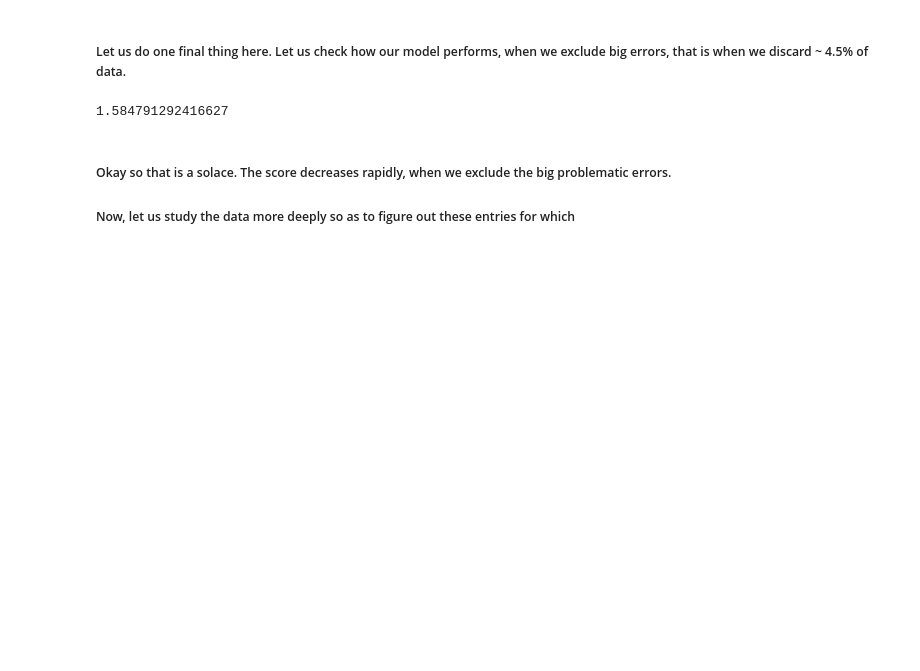
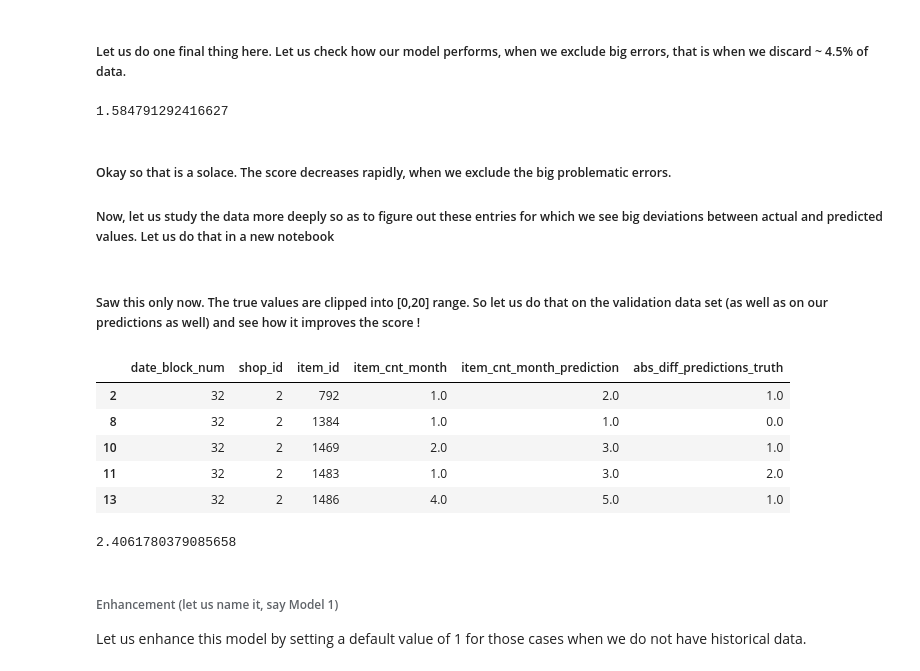
Before and after one commit to babinu-uthup-4JESUS-zz/Kaggle-Predict-Future-Sales, a Jupyter notebook: data_analysis_and_models/data_analysis_and_models.ipynb, the cells around one changed output. Cells and saved outputs as stored; diff of their text form; code cells hidden in the pictures; blank space fills up the shorter version.

```diff
--- a/data_analysis_and_models/data_analysis_and_models.ipynb
+++ b/data_analysis_and_models/data_analysis_and_models.ipynb
@@ -404,4 +404,15 @@ rmse_validation_data_v2
 # %% [markdown]
 ##### Okay so that is a solace. The score decreases rapidly, when we exclude the big problematic errors.
 
-##### Now, let us study the data more deeply so as to figure out these entries for which
+##### Now, let us study the data more deeply so as to figure out these entries for which we see big deviations between actual and predicted values. Let us do that in a new notebook
+# %% [markdown]
+##### Saw this only now. The true values are clipped into [0,20] range. So let us do that on the validation data set (as well as on our predictions as well) and see how it improves the score !
+# %%
+monthly_validation_data_processed.head()
+# %% [output]
+|  | date_block_num | shop_id | item_id | item_cnt_month | item_cnt_month_prediction | abs_diff_predictions_truth |
+| 2 | 32 | 2 | 792 | 1.0 | 2.0 | 1.0 |
+| 8 | 32 | 2 | 1384 | 1.0 | 1.0 | 0.0 |
+| 10 | 32 | 2 | 1469 | 2.0 | 3.0 | 1.0 |
+| 11 | 32 | 2 | 1483 | 1.0 | 3.0 | 2.0 |
+| 13 | 32 | 2 | 1486 | 4.0 | 5.0 | 1.0 |
@@ -407,0 +428,8 @@ rmse_validation_data_v2
+# %%
+rmse_validation_data
+# %% [output]
+2.4061780379085658
+# %% [markdown]
+###### Enhancement (let us name it, say Model 1)
+
+Let us enhance this model by setting a default value of 1 for those cases when we do not have historical data.
```
Also changed, not shown: parts of 62 cells of this notebook, 3 other files.
